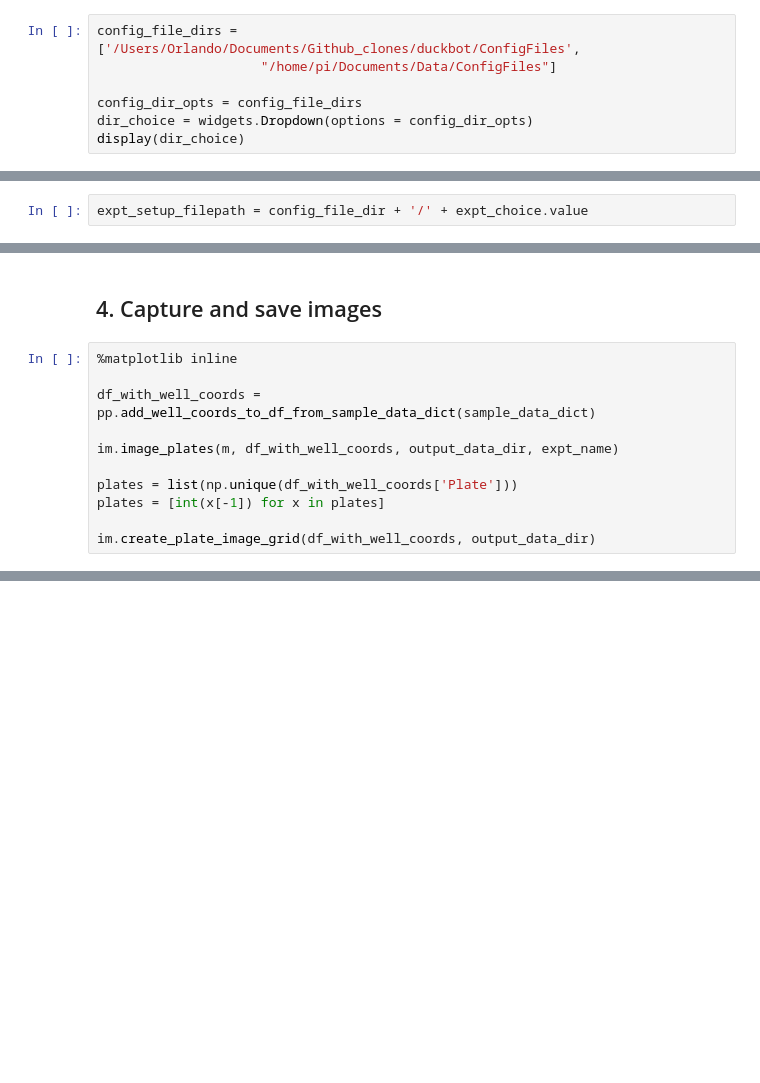
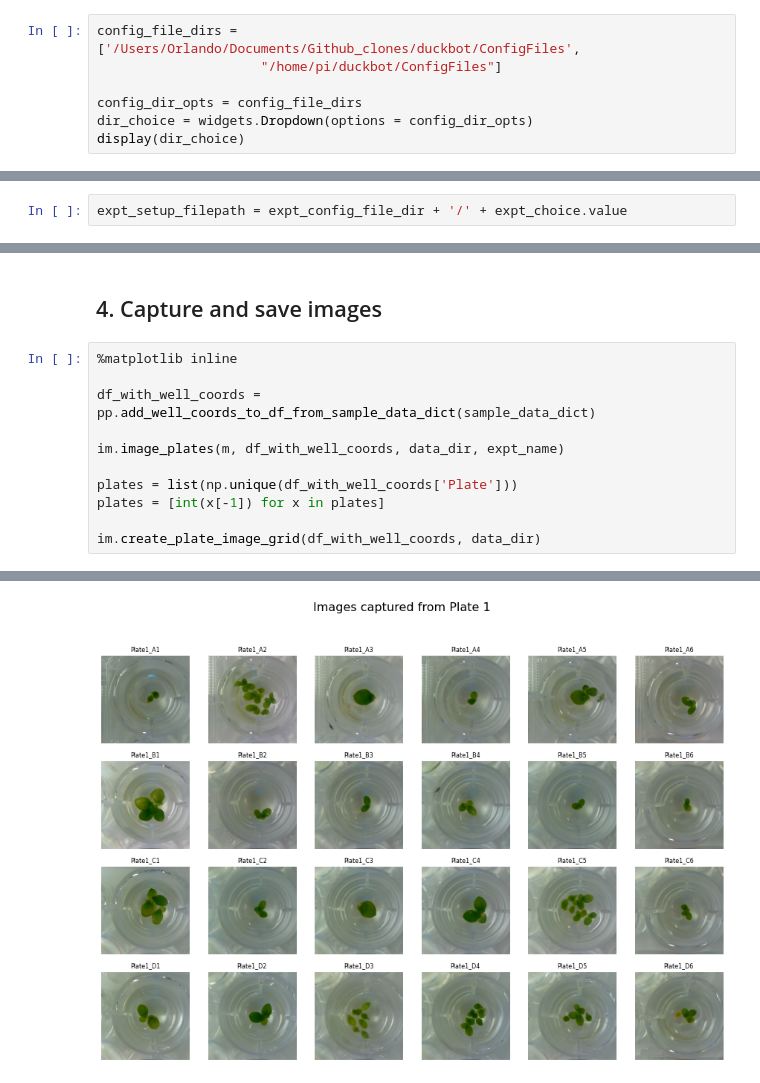
Before and after one commit to machineagency/duckbot, a Jupyter notebook: notebooks/DRAFT_Step_2_Image_plates.ipynb, the cells around one changed output, grey strips where cells are left out. Drawn from its saved outputs; the diff is of its cells as text; blank space fills up the shorter version.

```diff
--- a/notebooks/DRAFT_Step_2_Image_plates.ipynb
+++ b/notebooks/DRAFT_Step_2_Image_plates.ipynb
@@ -37,7 +37,7 @@ m.toolChange(1)
 ### Select config file location
 # %%
 config_file_dirs = ['/Users/Orlando/Documents/Github_clones/duckbot/ConfigFiles',
-                     "/home/pi/Documents/Data/ConfigFiles"]
+                     "/home/pi/duckbot/ConfigFiles"]
 
 config_dir_opts = config_file_dirs
 dir_choice = widgets.Dropdown(options = config_dir_opts)
@@ -66,6 +66,6 @@ Test_082422.json
 If this is not correct re-select before continuing
 # %%
-expt_setup_filepath = config_file_dir + '/' + expt_choice.value
+expt_setup_filepath = expt_config_file_dir + '/' + expt_choice.value
 # %%
 with open(expt_setup_filepath,'r') as datafile:
     expt_data = json.load(datafile)
@@ -134,9 +133,10 @@ cv2.destroyAllWindows()
 
 df_with_well_coords = pp.add_well_coords_to_df_from_sample_data_dict(sample_data_dict)
 
-im.image_plates(m, df_with_well_coords, output_data_dir, expt_name)
+im.image_plates(m, df_with_well_coords, data_dir, expt_name)
 
 plates = list(np.unique(df_with_well_coords['Plate']))
 plates = [int(x[-1]) for x in plates]
 
-im.create_plate_image_grid(df_with_well_coords, output_data_dir)
+im.create_plate_image_grid(df_with_well_coords, data_dir)
+# %% [output]
@@ -142,0 +160 @@ im.create_plate_image_grid(df_with_well_coords, output_data_dir)
+[figure, added]
```
Also changed, not shown: parts of 6 cells of this notebook, 6 other files.
